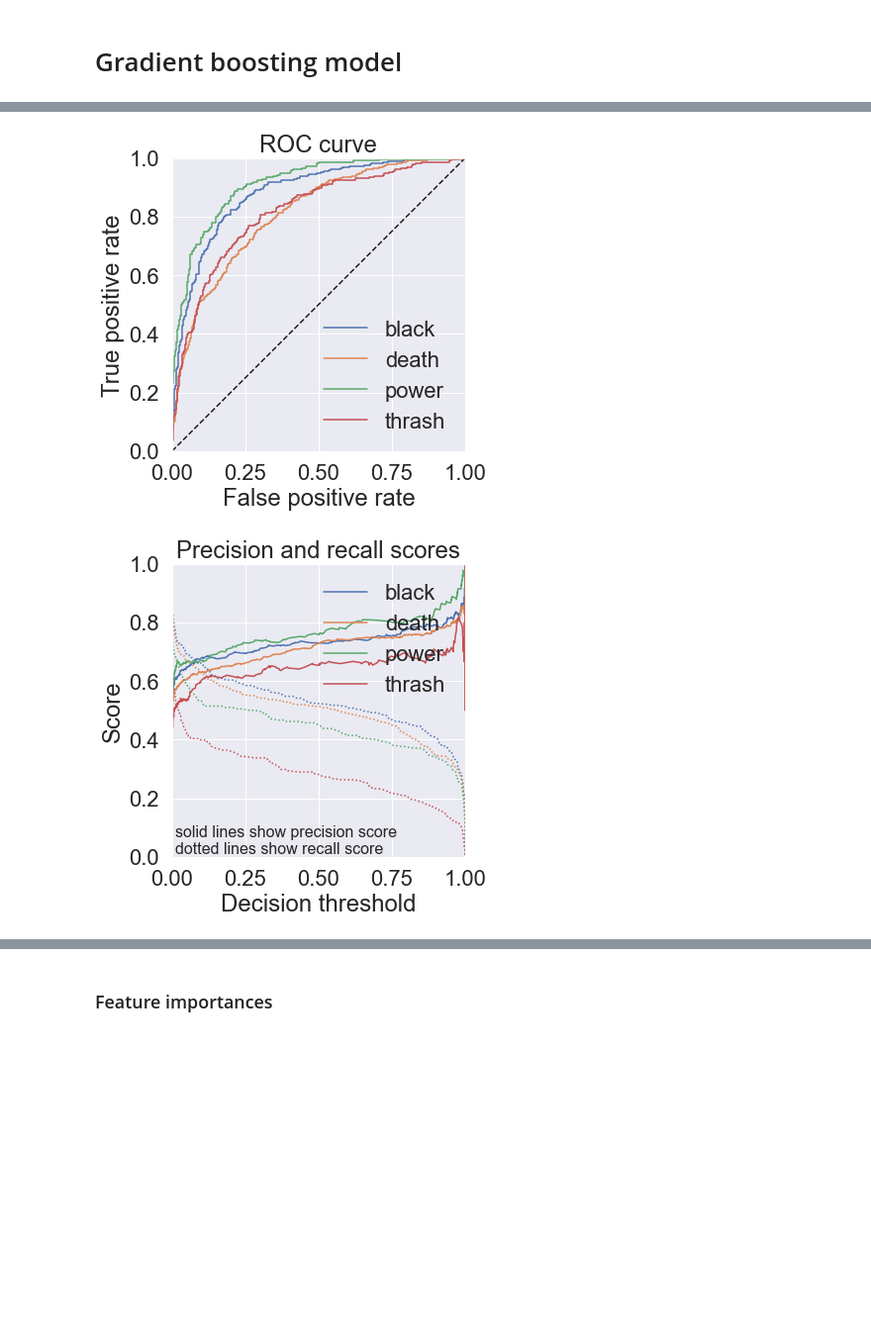
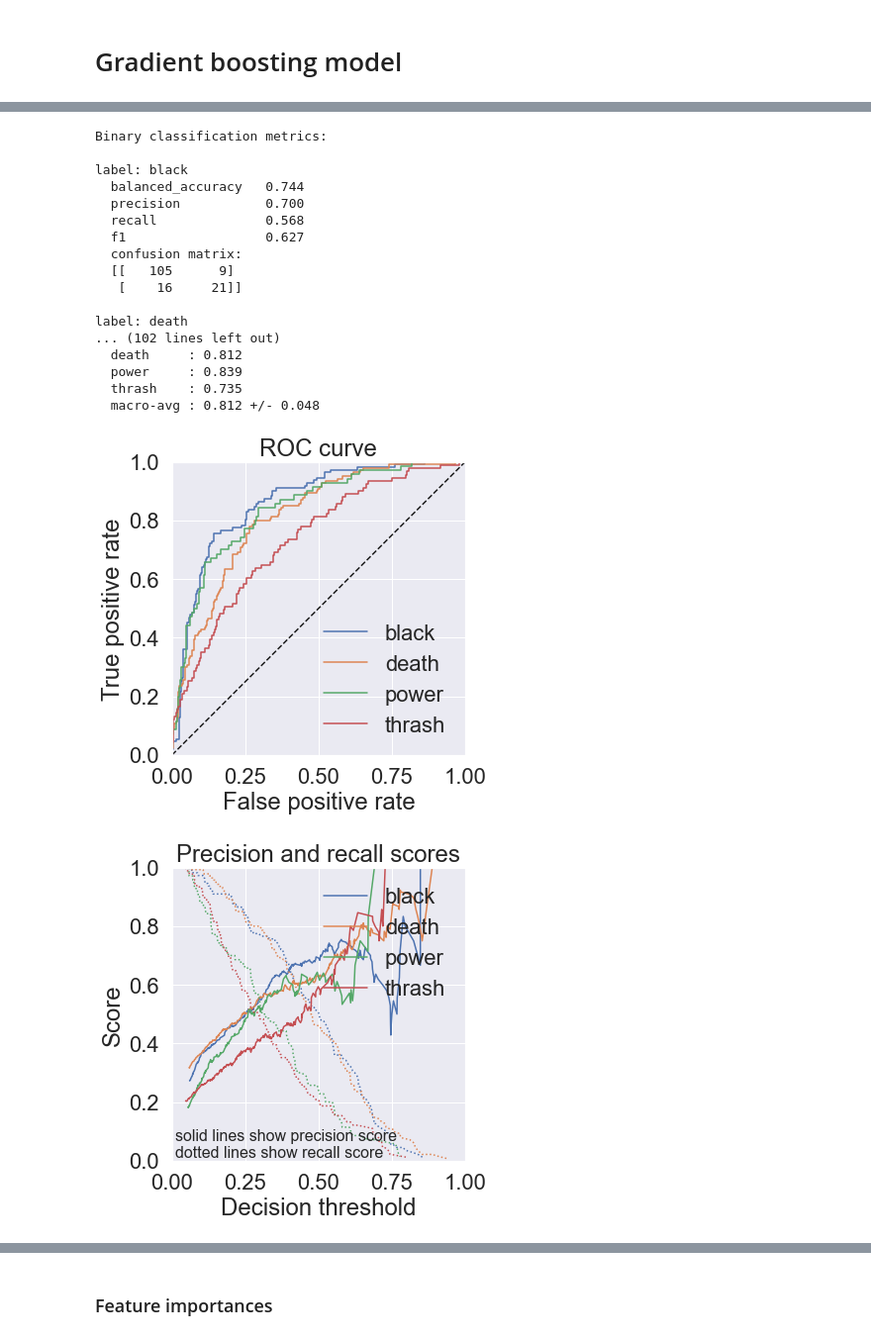
Before and after one commit to pdqnguyen/metallyrics, a Jupyter notebook: analyses/lyrics/notebooks/song-lyrics-multi-genre-bow.ipynb, the cells around one changed output, grey strips where cells are left out. Shown at 99% size. Drawn from its saved outputs; the diff is of its cells as text; code cells hidden in the pictures; blank space fills up the shorter version.

```diff
--- a/analyses/lyrics/notebooks/song-lyrics-multi-genre-bow.ipynb
+++ b/analyses/lyrics/notebooks/song-lyrics-multi-genre-bow.ipynb
@@ -860,7 +878,7 @@ vectorizer = TfidfVectorizer(
     tokenizer=tokenizer,
     min_df=0.1,
     max_df=0.9,
-    max_features=500,
+    max_features=5000,
     sublinear_tf=False,
 )
 # %%
@@ -1168,7 +1267,7 @@ rf_params = dict(
     n_jobs=-1,
     random_state=0
 )
-pipeline = Pipeline(
+rf_pipeline = Pipeline(
     vectorizer=vectorizer,
     resampler=MLSOL(perc_gen_instances=0.3, k=5),
     classifier=BinaryRelevance(
@@ -1176,19 +1275,10 @@ pipeline = Pipeline(
         require_dense=[False, True]
     )
 )
-mlc, _ = multilabel_pipeline_cross_val(pipeline, X, y, labels=genres)
-mlc.print_report()
-best_thresh = mlc.thresh
-if isinstance(best_thresh, float):
-    best_thresh = np.ones(mlc.n_labels) * best_thresh
-if len(best_thresh.shape) == 2:
-    best_thresh = best_thresh.mean(0)
-print("\nDecision thresholds:")
-for i, label in enumerate(mlc.labels):
-    print(f"  {label:<10s}: {best_thresh[i]:.2f}")
-mlc.plot_roc_curve()
+rf_mlc, _ = multilabel_pipeline_cross_val(rf_pipeline, X, y, labels=genres, verbose=2)
+rf_mlc.plot_roc_curve()
 plt.show()
-mlc.plot_precision_recall_curve()
+rf_mlc.plot_precision_recall_curve()
 plt.show()
 # %% [output]
 fold 1/3
@@ -1213,7 +1303,7 @@ label: black
 # %% [markdown]
 ### Feature importances
 # %%
-pipeline.fit(X, y)
+rf_pipeline.fit(X, y)
 # %% [output]
 <__main__.Pipeline at 0x...>
 # %%
@@ -1239,12 +1329,14 @@ thrash
 # Gradient boosting model
 # %%
 gbm_params = dict(
+    boosting_type='dart',
     n_estimators=1000,
-    max_depth=30,
+    learning_rate=(1/10.) * 0.1,
+    num_iterations=10 * 100,
     n_jobs=-1,
     random_state=0
 )
-pipeline = Pipeline(
+gbm_pipeline = NLPipeline(
     vectorizer=vectorizer,
     resampler=MLSOL(perc_gen_instances=0.3, k=5),
     classifier=BinaryRelevance(
@@ -1252,18 +1344,9 @@ pipeline = Pipeline(
         require_dense=[False, True]
     )
 )
-mlc, _ = multilabel_pipeline_cross_val(pipeline, X, y, labels=genres)
-mlc.print_report()
-best_thresh = mlc.thresh
-if isinstance(best_thresh, float):
-    best_thresh = np.ones(mlc.n_labels) * best_thresh
-if len(best_thresh.shape) == 2:
-    best_thresh = best_thresh.mean(0)
-print("\nDecision thresholds:")
-for i, label in enumerate(mlc.labels):
-    print(f"  {label:<10s}: {best_thresh[i]:.2f}")
-mlc.plot_roc_curve()
+gbm_mlc = multilabel_pipeline_cross_val(gbm_pipeline, X[::3], y[::3], labels=genres, verbose=2)
+gbm_mlc.plot_roc_curve()
 plt.show()
-mlc.plot_precision_recall_curve()
+gbm_mlc.plot_precision_recall_curve()
 plt.show()
 # %% [output]
@@ -1287,2 +1389,19 @@ label: black
+Binary classification metrics:
+
+label: black
+  balanced_accuracy   0.744
+  precision           0.700
+  recall              0.568
+  f1                  0.627
+  confusion matrix:
+  [[   105      9]
+   [    16     21]]
+
+label: death
+... (102 lines left out)
+  death     : 0.812
+  power     : 0.839
+  thrash    : 0.735
+  macro-avg : 0.812 +/- 0.048
-[figure, old version]
+[figure, new version]
-[figure, old version]
+[figure, new version]
```
Also changed, not shown: parts of 38 cells of this notebook, 6 other files.
